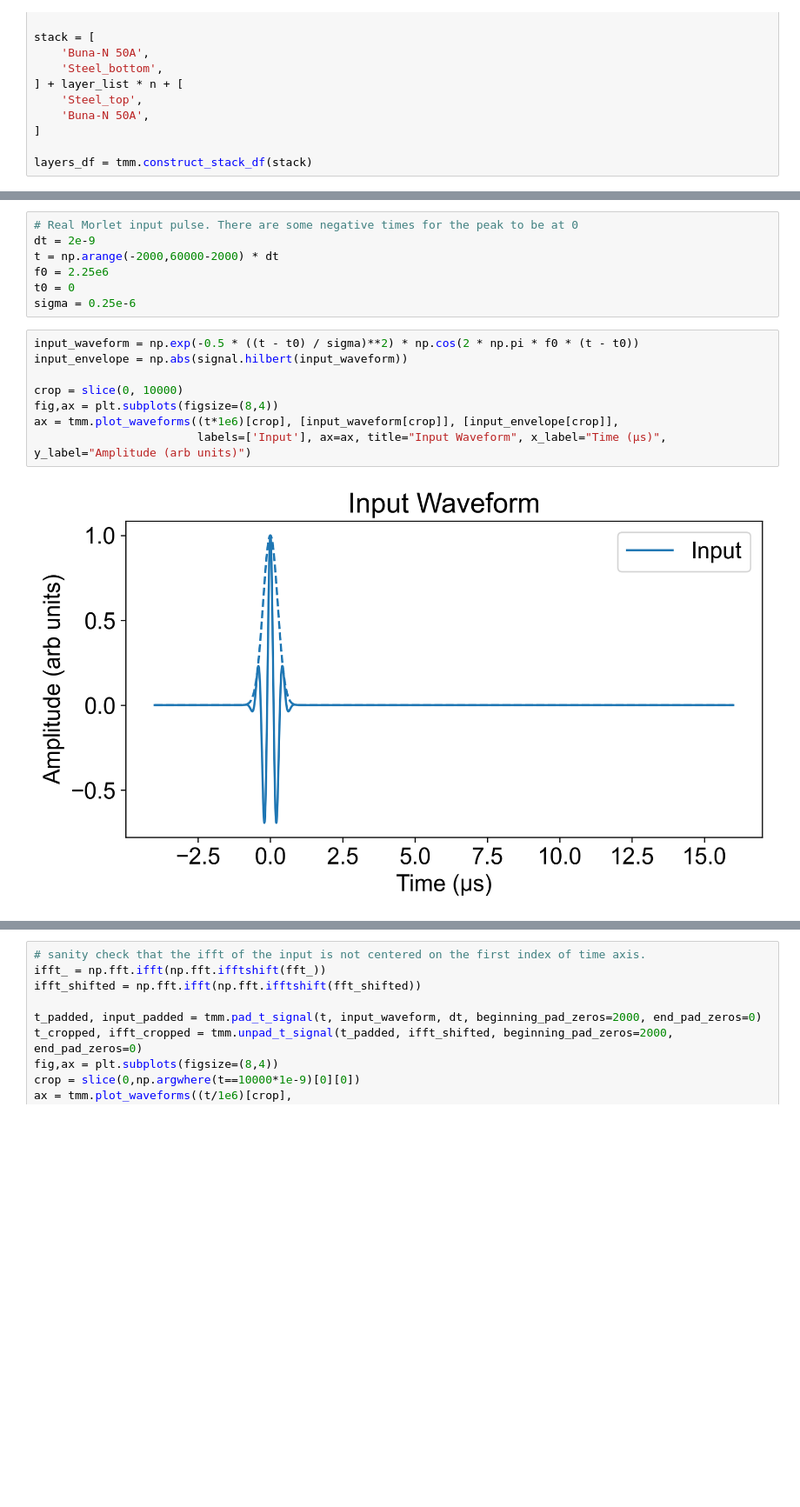
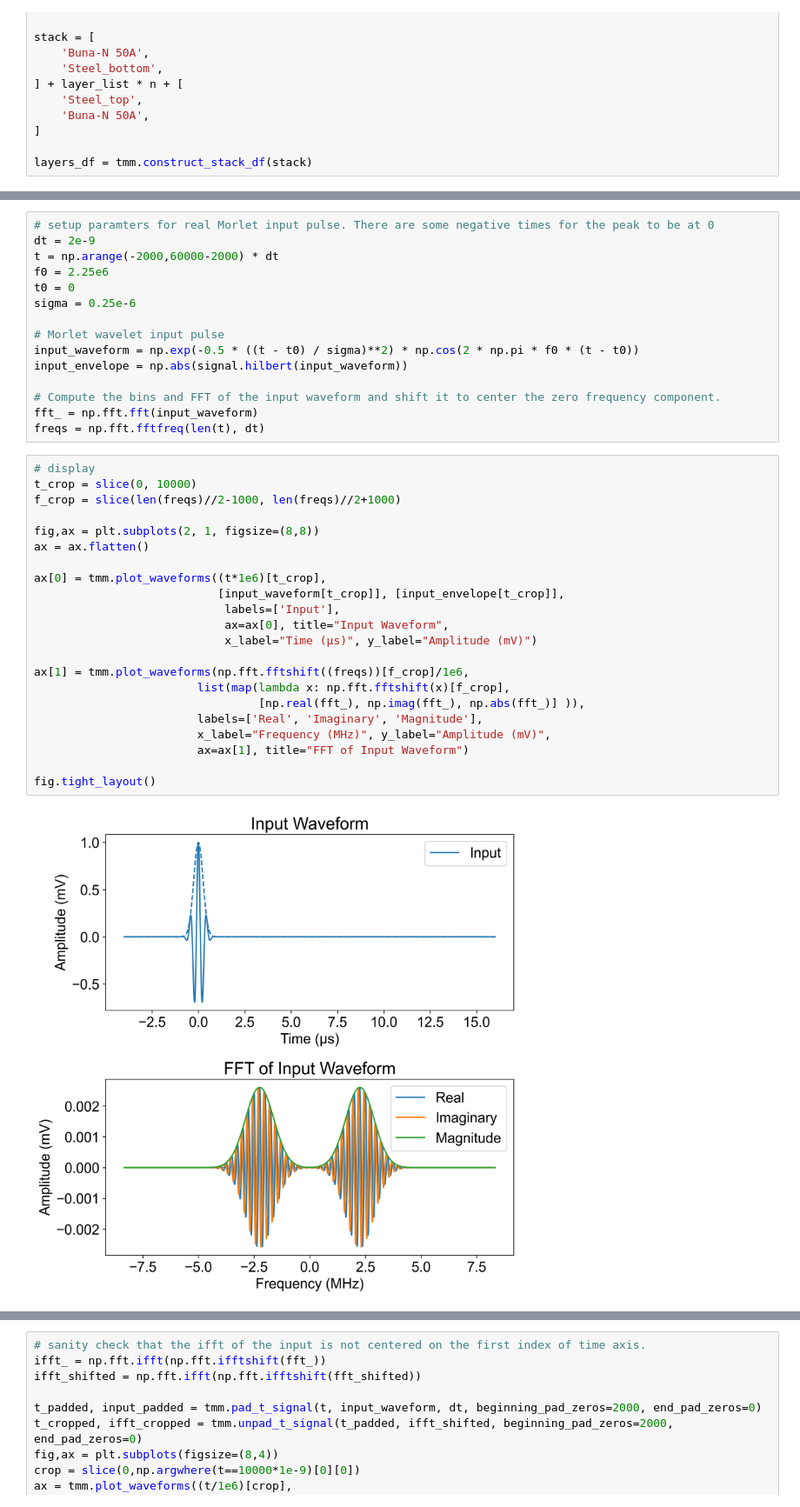
Before and after one commit to changbatterygroup/ultrasonic_ml, a Jupyter notebook: Notebooks/toy_tmm_modeling/SS_model.ipynb, the cells around one changed output, grey strips where cells are left out. Shown at 87% size. Drawn from its saved outputs; the diff is of its cells as text; blank space fills up the shorter version.

```diff
--- a/Notebooks/toy_tmm_modeling/SS_model.ipynb
+++ b/Notebooks/toy_tmm_modeling/SS_model.ipynb
@@ -215,17 +200,39 @@ tmm.style_stack_df(layers_df)
 # %%
-# Real Morlet input pulse. There are some negative times for the peak to be at 0
+# setup paramters for real Morlet input pulse. There are some negative times for the peak to be at 0
 dt = 2e-9
 t = np.arange(-2000,60000-2000) * dt
 f0 = 2.25e6
 t0 = 0
 sigma = 0.25e-6
+
+# Morlet wavelet input pulse
+input_waveform = np.exp(-0.5 * ((t - t0) / sigma)**2) * np.cos(2 * np.pi * f0 * (t - t0))
+input_envelope = np.abs(signal.hilbert(input_waveform))
+
+# Compute the bins and FFT of the input waveform and shift it to center the zero frequency component.
+fft_ = np.fft.fft(input_waveform)
+freqs = np.fft.fftfreq(len(t), dt)
 # %%
-input_waveform = np.exp(-0.5 * ((t - t0) / sigma)**2) * np.cos(2 * np.pi * f0 * (t - t0))
-input_envelope = np.abs(signal.hilbert(input_waveform))
+# display
+t_crop = slice(0, 10000)
+f_crop = slice(len(freqs)//2-1000, len(freqs)//2+1000)
 
-crop = slice(0, 10000)
-fig,ax = plt.subplots(figsize=(8,4))
-ax = tmm.plot_waveforms((t*1e6)[crop], [input_waveform[crop]], [input_envelope[crop]],
-                        labels=['Input'], ax=ax, title="Input Waveform", x_label="Time (μs)", y_label="Amplitude (arb units)")
+fig,ax = plt.subplots(2, 1, figsize=(8,8))
+ax = ax.flatten()
+
+ax[0] = tmm.plot_waveforms((t*1e6)[t_crop],
+                           [input_waveform[t_crop]], [input_envelope[t_crop]],
+                            labels=['Input'],
+                            ax=ax[0], title="Input Waveform",
+                            x_label="Time (μs)", y_label="Amplitude (mV)")
+
+ax[1] = tmm.plot_waveforms(np.fft.fftshift((freqs))[f_crop]/1e6,
+                        list(map(lambda x: np.fft.fftshift(x)[f_crop],
+                                 [np.real(fft_), np.imag(fft_), np.abs(fft_)] )),
+                        labels=['Real', 'Imaginary', 'Magnitude'],
+                        x_label="Frequency (MHz)", y_label="Amplitude (mV)",
+                        ax=ax[1], title="FFT of Input Waveform")
+
+fig.tight_layout()
 # %% [output]
-[figure, old version]
+[figure, new version]
```
Also changed, not shown: parts of 18 cells of this notebook, 14 other files.
